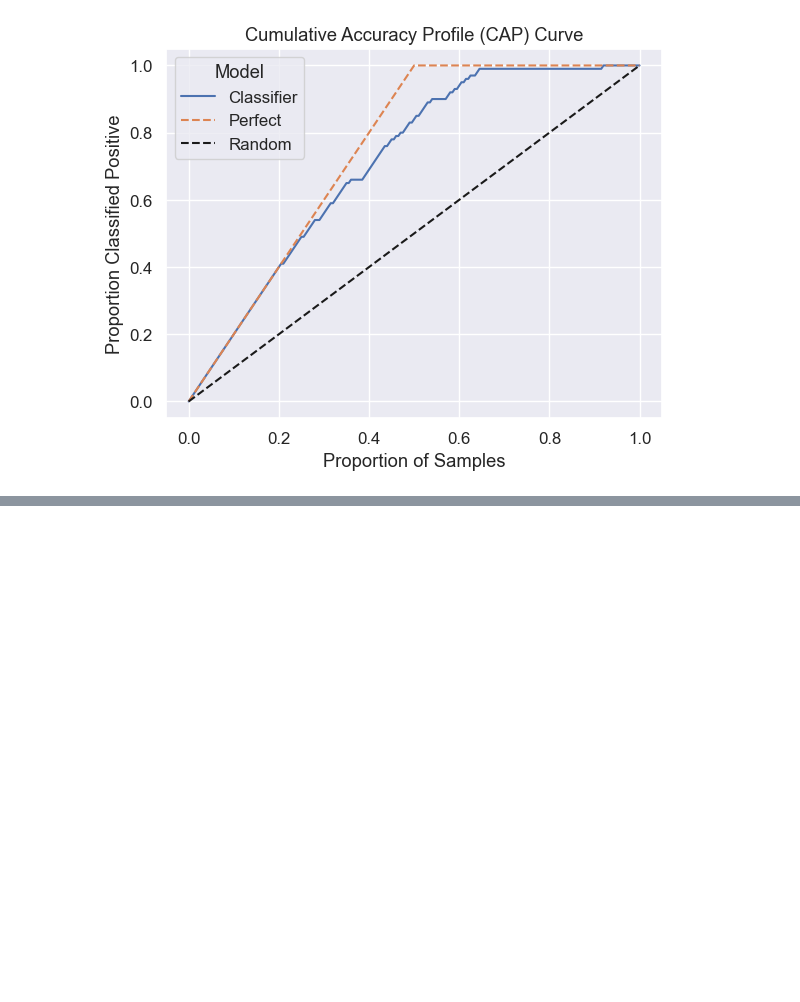
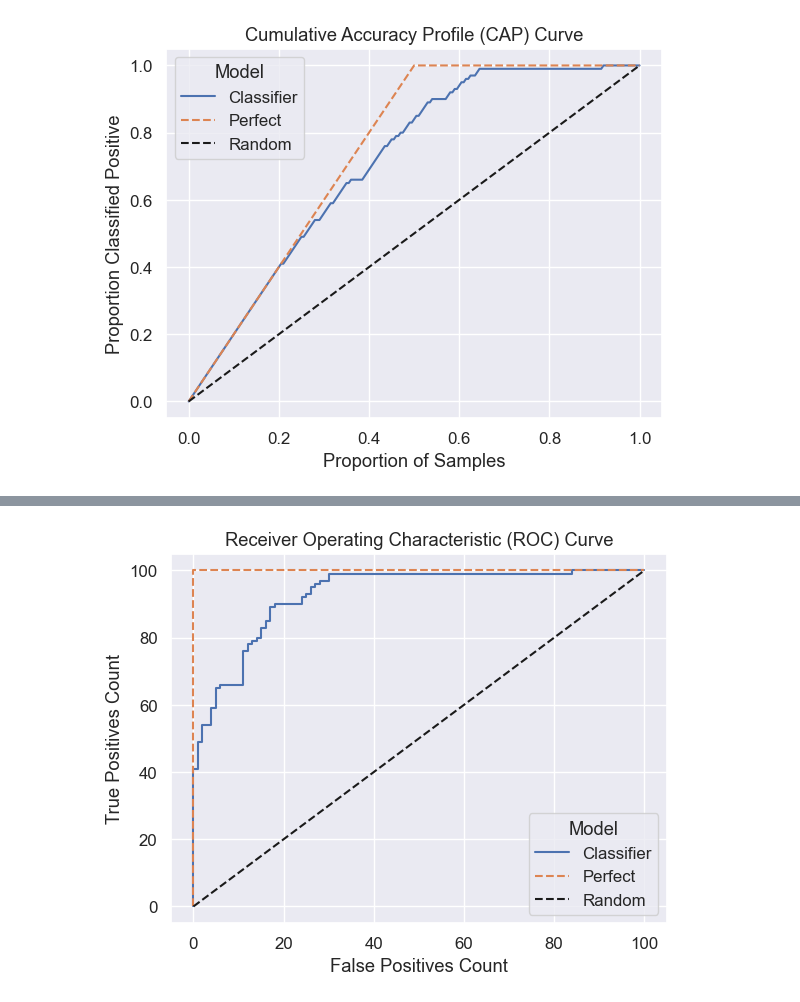
Before and after one commit to chris-leonard/python-playground, a Jupyter notebook: gini-coefficient.ipynb, the cells around one changed output, grey strips where cells are left out. Cells and saved outputs as stored; diff of their text form; code cells hidden in the pictures; blank space fills up the shorter version.

Commit message:
add description of roc curves

```diff
--- a/gini-coefficient.ipynb
+++ b/gini-coefficient.ipynb
@@ -400,0 +471,37 @@ Claim (3) should be clear.
+# %%
+# map cap curve to roc curve
+classifier = log_reg
+
+# generate data for cap curves
+samples_count = len(y)
+positive_samples_count = y.sum()
+
+cap_x = np.arange(0, samples_count + 1)
+
+classifier_cap_y = cap.get_classifier_cumulative_positive_outputs(classifier, X, y, method="predict_proba")
+perfect_cap_y = cap.get_perfect_cumulative_positive_outputs(y=y)
+random_cap_y = np.linspace(0, positive_samples_count, samples_count + 1)
+
+classifier_cap_values = np.c_[cap_x, classifier_cap_y]
+perfect_cap_values = np.c_[cap_x, perfect_cap_y]
+random_cap_values = np.c_[cap_x, random_cap_y]
+
+# transform to roc curves
+classifier_roc_values = cap.transform_cap_to_roc(classifier_cap_values)
+perfect_roc_values = cap.transform_cap_to_roc(perfect_cap_values)
+random_roc_values = cap.transform_cap_to_roc(random_cap_values)
+
+# plot roc curves
+fig, ax = plt.subplots()
+
+ax.plot(classifier_roc_values[:, 0], classifier_cap_values[:, 1], label="Classifier")
+ax.plot(perfect_roc_values[:, 0], perfect_cap_values[:, 1], "--", label="Perfect")
+ax.plot(random_roc_values[:, 0], random_cap_values[:, 1], "k--", label="Random")
+
+ax.set_title("Receiver Operating Characteristic (ROC) Curve")
+ax.set_xlabel("False Positives Count")
+ax.set_ylabel("True Positives Count")
+
+ax.legend(title="Model");
+# %% [output]
+[figure, added]
```
Also changed, not shown: parts of 15 cells of this notebook, 2 other files.
